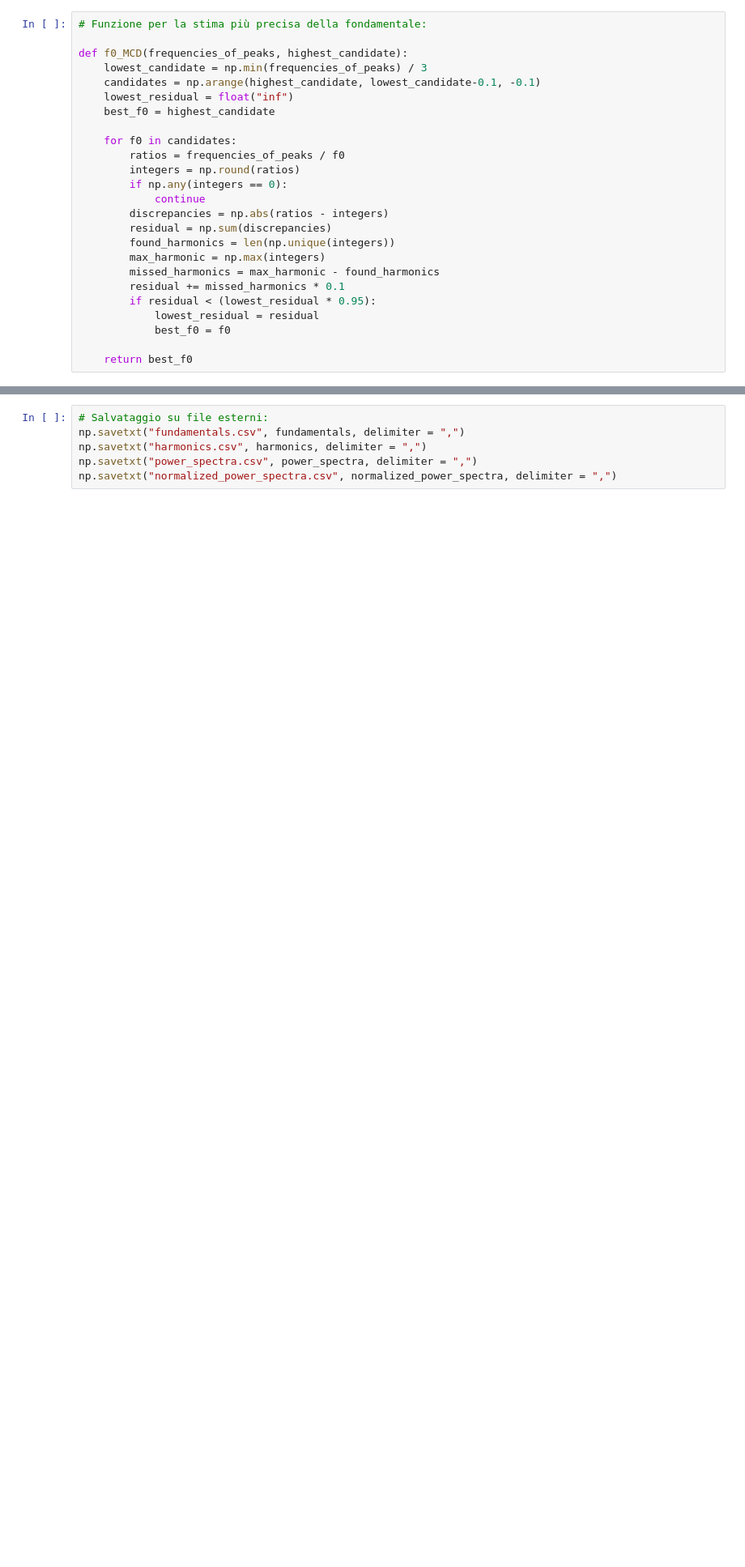
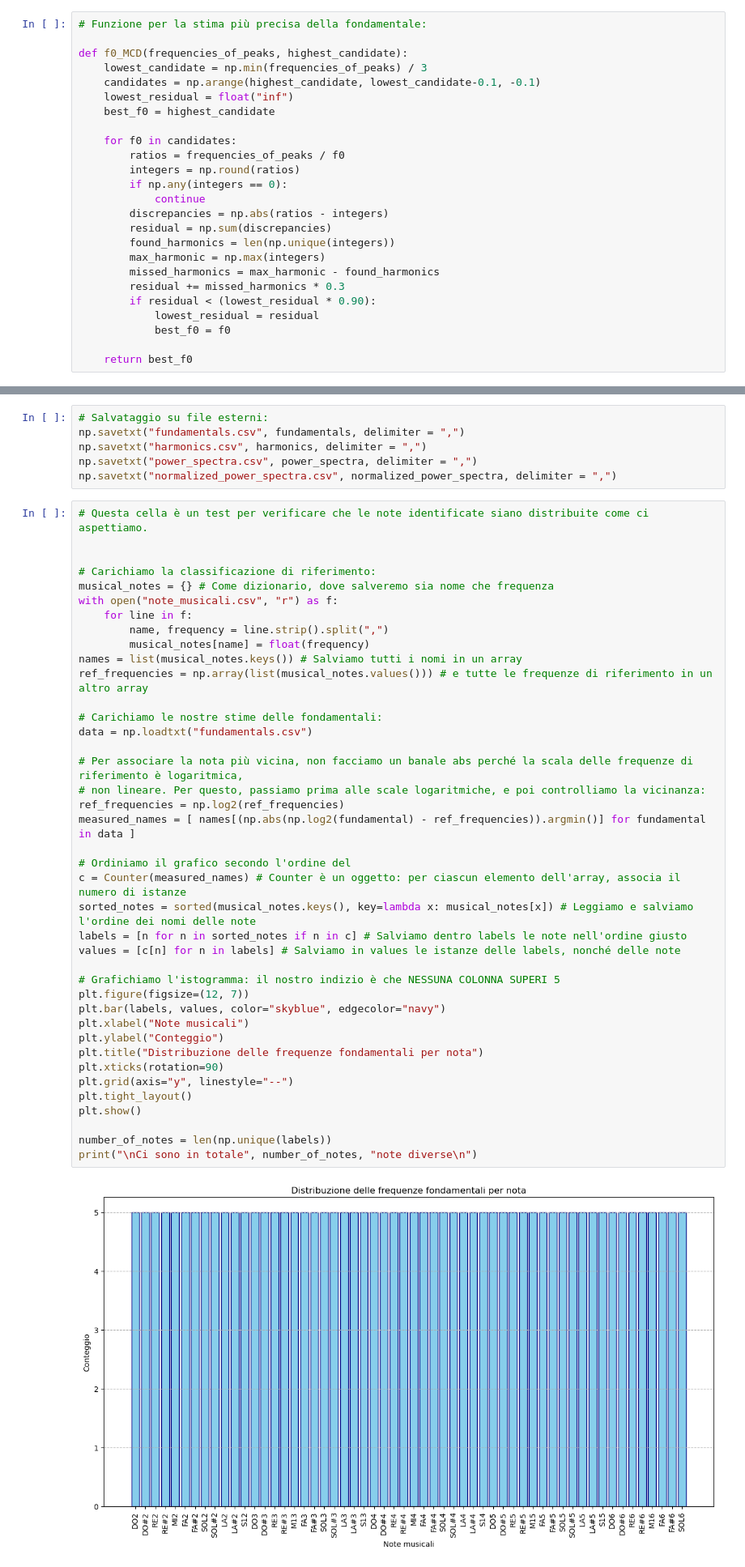
Before and after one commit to maddoc-g/3_organ_clustering, a Jupyter notebook: peak_finding.ipynb, the cells around one changed output, grey strips where cells are left out. Shown at 81% size. Drawn from its saved outputs; the diff is of its cells as text; blank space fills up the shorter version.

```diff
--- a/peak_finding.ipynb
+++ b/peak_finding.ipynb
@@ -29,8 +31,8 @@ def f0_MCD(frequencies_of_peaks, highest_candidate):
         found_harmonics = len(np.unique(integers))
         max_harmonic = np.max(integers)
         missed_harmonics = max_harmonic - found_harmonics
-        residual += missed_harmonics * 0.1
-        if residual < (lowest_residual * 0.95):
+        residual += missed_harmonics * 0.3
+        if residual < (lowest_residual * 0.90):
             lowest_residual = residual
             best_f0 = f0
 
@@ -121,3 +127,45 @@ np.savetxt("fundamentals.csv", fundamentals, delimiter = ",")
 np.savetxt("harmonics.csv", harmonics, delimiter = ",")
 np.savetxt("power_spectra.csv", power_spectra, delimiter = ",")
 np.savetxt("normalized_power_spectra.csv", normalized_power_spectra, delimiter = ",")
+# %%
+# Questa cella è un test per verificare che le note identificate siano distribuite come ci aspettiamo.
+
+
+# Carichiamo la classificazione di riferimento:
+musical_notes = {} # Come dizionario, dove salveremo sia nome che frequenza
+with open("note_musicali.csv", "r") as f:
+    for line in f:
+        name, frequency = line.strip().split(",")
+        musical_notes[name] = float(frequency)
+names = list(musical_notes.keys()) # Salviamo tutti i nomi in un array
+ref_frequencies = np.array(list(musical_notes.values())) # e tutte le frequenze di riferimento in un altro array
+
+# Carichiamo le nostre stime delle fondamentali:
+data = np.loadtxt("fundamentals.csv")
+
+# Per associare la nota più vicina, non facciamo un banale abs perché la scala delle frequenze di riferimento è logaritmica,
+# non lineare. Per questo, passiamo prima alle scale logaritmiche, e poi controlliamo la vicinanza:
+ref_frequencies = np.log2(ref_frequencies)
+measured_names = [ names[(np.abs(np.log2(fundamental) - ref_frequencies)).argmin()] for fundamental in data ]
+
+# Ordiniamo il grafico secondo l'ordine del
+c = Counter(measured_names) # Counter è un oggetto: per ciascun elemento dell'array, associa il numero di istanze
+sorted_notes = sorted(musical_notes.keys(), key=lambda x: musical_notes[x]) # Leggiamo e salviamo l'ordine dei nomi delle note
+labels = [n for n in sorted_notes if n in c] # Salviamo dentro labels le note nell'ordine giusto
+values = [c[n] for n in labels] # Salviamo in values le istanze delle labels, nonché delle note
+
+# Grafichiamo l'istogramma: il nostro indizio è che NESSUNA COLONNA SUPERI 5
+plt.figure(figsize=(12, 7))
+plt.bar(labels, values, color="skyblue", edgecolor="navy")
+plt.xlabel("Note musicali")
+plt.ylabel("Conteggio")
+plt.title("Distribuzione delle frequenze fondamentali per nota")
+plt.xticks(rotation=90)
+plt.grid(axis="y", linestyle="--")
+plt.tight_layout()
+plt.show()
+
+number_of_notes = len(np.unique(labels))
+print("\nCi sono in totale", number_of_notes, "note diverse\n")
+# %% [output]
+[figure, added]
```
Also changed, not shown: parts of 8 cells of this notebook, 1 other file.
